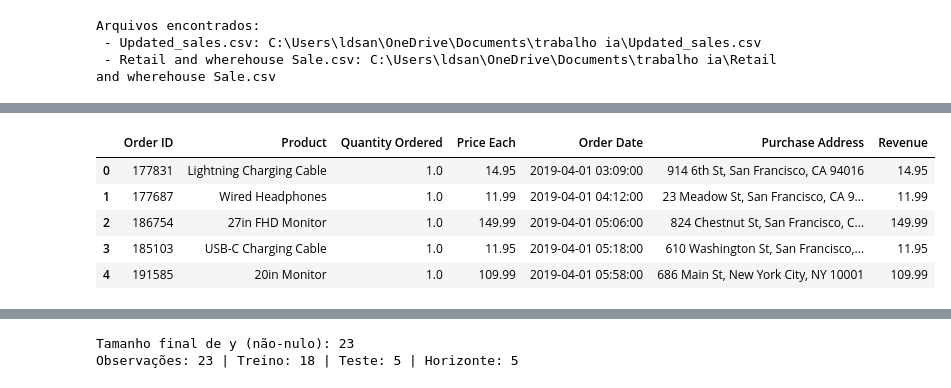
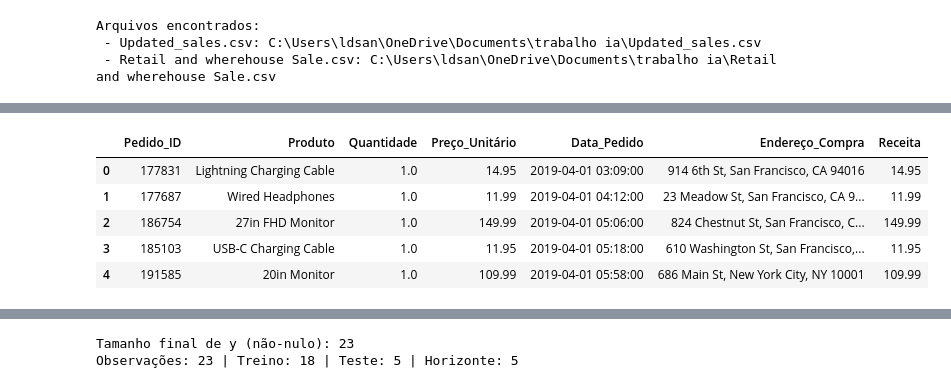
Before and after one commit to codewithsouza/Analise-Preditiva, a Jupyter notebook: guia_series_temporais_ecommerce.ipynb, the cells around one changed output, grey strips where cells are left out. Cells and saved outputs as stored; diff of their text form; code cells hidden in the pictures.

```diff
--- a/guia_series_temporais_ecommerce.ipynb
+++ b/guia_series_temporais_ecommerce.ipynb
@@ -152,41 +181,52 @@ Arquivos encontrados:
 # %%
 # %% 1) Carregar e organizar dados de vendas (Updated_sales.csv)
 if FILE_SALES is None:
     raise FileNotFoundError(
         "Não encontrei o arquivo de vendas. Coloque o CSV na mesma pasta do notebook "
         "ou renomeie para 'Updated_sales.csv'."
     )
 
 def load_sales(path: Path) -> pd.DataFrame:
     df = pd.read_csv(path)
     df.columns = [c.strip() for c in df.columns]
     df = df.dropna(how="all")
 
+    # Padronizar nomes de colunas para facilitar leitura
+    rename_map = {
+        "Order ID": "Pedido_ID",
+        "Product": "Produto",
+        "Quantity Ordered": "Quantidade",
+        "Price Each": "Preço_Unitário",
+        "Order Date": "Data_Pedido",
+        "Purchase Address": "Endereço_Compra"
+    }
+    df.rename(columns={k: v for k, v in rename_map.items() if k in df.columns}, inplace=True)
+
     # Conversões robustas
-    df["Order Date"] = pd.to_datetime(df.get("Order Date"), errors="coerce", infer_datetime_format=True)
-    df["Quantity Ordered"] = pd.to_numeric(df.get("Quantity Ordered"), errors="coerce")
-    df["Price Each"] = pd.to_numeric(df.get("Price Each"), errors="coerce")
+    df["Data_Pedido"] = pd.to_datetime(df.get("Data_Pedido"), errors="coerce", infer_datetime_format=True)
+    df["Quantidade"] = pd.to_numeric(df.get("Quantidade"), errors="coerce")
+    df["Preço_Unitário"] = pd.to_numeric(df.get("Preço_Unitário"), errors="coerce")
 
-    # Remover linhas ruins
-    df = df.dropna(subset=["Order Date", "Quantity Ordered", "Price Each"]).copy()
+    # Remover linhas incompletas
+    df = df.dropna(subset=["Data_Pedido", "Quantidade", "Preço_Unitário"]).copy()
 
-    # Receita por linha
-    df["Revenue"] = df["Quantity Ordered"] * df["Price Each"]
+    # Calcular Receita
+    df["Receita"] = df["Quantidade"] * df["Preço_Unitário"]
 
-    # Normalizações (se colunas existirem)
-    if "Order ID" in df.columns:
-        df["Order ID"] = df["Order ID"].astype(str)
-    if "Product" in df.columns:
-        df["Product"] = df["Product"].astype(str)
+    # Normalizações (se existirem)
+    if "Pedido_ID" in df.columns:
+        df["Pedido_ID"] = df["Pedido_ID"].astype(str)
+    if "Produto" in df.columns:
+        df["Produto"] = df["Produto"].astype(str)
 
     # Ordenar
-    df = df.sort_values("Order Date").reset_index(drop=True)
+    df = df.sort_values("Data_Pedido").reset_index(drop=True)
     return df
 
 sales_raw = load_sales(FILE_SALES)
 sales_raw.head()
 # %% [output]
-|  | Order ID | Product | Quantity Ordered | Price Each | Order Date | Purchase Address | Revenue |
+|  | Pedido_ID | Produto | Quantidade | Preço_Unitário | Data_Pedido | Endereço_Compra | Receita |
 | 0 | 177831 | Lightning Charging Cable | 1.0 | 14.95 | 2019-04-01 03:09:00 | 914 6th St, San Francisco, CA 94016 | 14.95 |
 | 1 | 177687 | Wired Headphones | 1.0 | 11.99 | 2019-04-01 04:12:00 | 23 Meadow St, San Francisco, CA 9... | 11.99 |
 | 2 | 186754 | 27in FHD Monitor | 1.0 | 149.99 | 2019-04-01 05:06:00 | 824 Chestnut St, San Francisco, C... | 149.99 |
```
Also changed, not shown: parts of 20 cells of this notebook.
